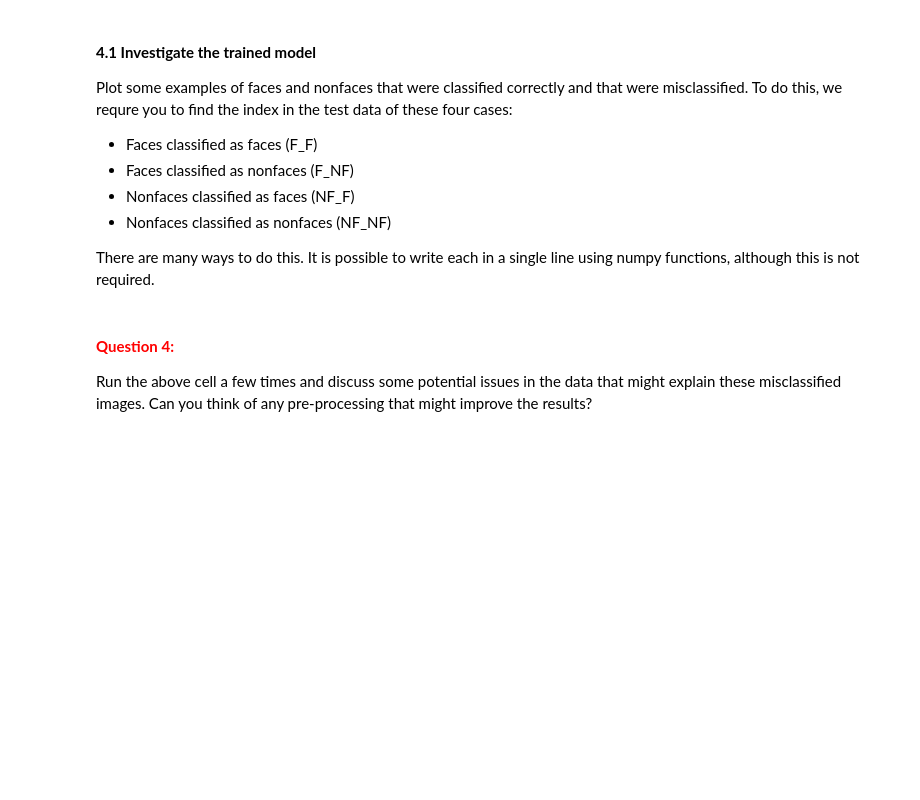
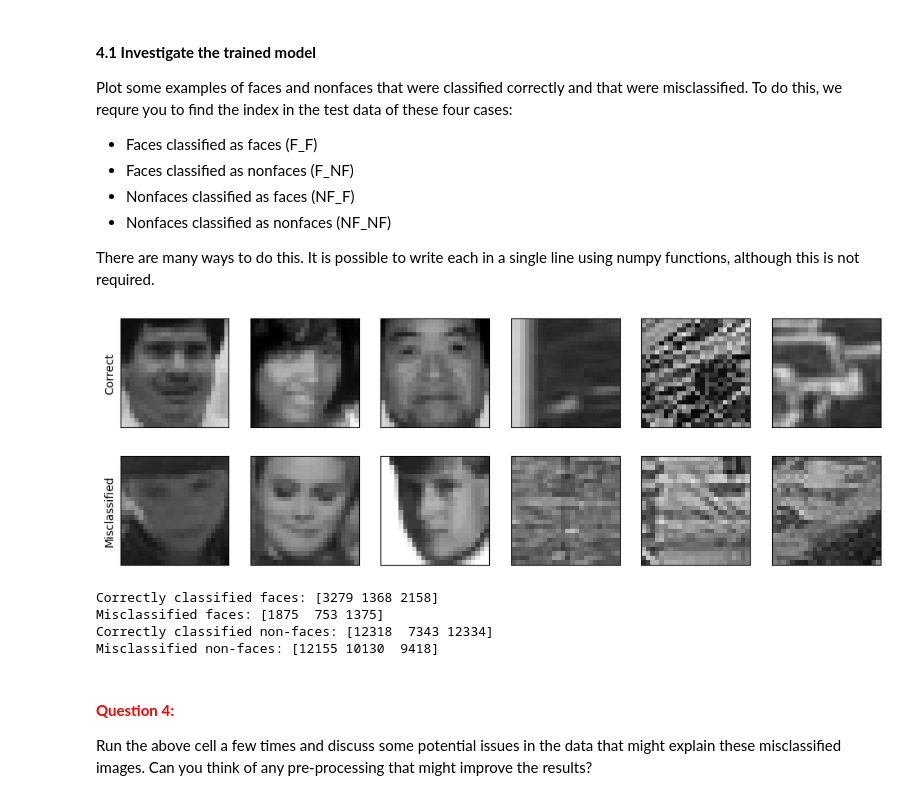
Before and after one commit to qqyfly/732A55_Neural_Networks_and_Learning_Systems, a Jupyter notebook: Homework/Lab/A3_Boosting/AdaBoost.ipynb, the cells around one changed output. Drawn from its saved outputs; the diff is of its cells as text; code cells hidden in the pictures; blank space fills up the shorter version.

```diff
--- a/Homework/Lab/A3_Boosting/AdaBoost.ipynb
+++ b/Homework/Lab/A3_Boosting/AdaBoost.ipynb
@@ -294,24 +322,3 @@ Finally, you should implement the StrongClassifier function. This function takes
 Additionally, it is interesting to evaluate the strong classifier not only on the final ensemble model, but how the performance improved during the training, as more and more weak classifiers were added. As such, the error returned from this function should be a vector with the same lenght as the number of weak classifiers. The first value in the vector should only use the first weak classifier. The second value should use the first two classifiers in the ensemble, and so on. In general, the n:th entry is the error when using the first n weak classifiers as a strong classifier. This way we can plot the performance as a function of number of weak classifiers, which is important to investigate, for example, overfitting.
 
 *Tip: There is a function in numpy called* `cumsum`*, which stands for cumulative sum. It is not mandatory to use this, but the code for computing the error vector can be very short if you do.*
-# %%
-# Implement strong classifier
-# Params - Parameters of the weak classifiers (output from AdaBoost training function)
-# X - Data to classify (matrix)
-# Y - Target labels (vector). Optional input, see text description above.
-# Return predicted classes (vector) and optionally the error (vector).
-
-def StrongClassifier(Params, X, Y=None):
-
-    H = None
-    Err = None
-
-    # --------------------------------------------
-    # === Your code here =========================
-    # --------------------------------------------
-
-
-
-    # ============================================
-
-    return H, Err
@@ -323,10 +384,10 @@ Now you will run the AdaBoost training and evaluate the results. We have provide
 The following cell generates a set of random Haar-features, then precomputes the feature values and splits the data into a training set and a test set. Change the three hyperparamters; number of Haar-features, number of training samples, and number of weak classifiers to obtain the target performance 7% error or lower. Of course the error should be stable below the target as well.
 # %%
 # Generate Haar feature masks
-haarFeatureMasks = GenerateHaarFeatureMasks(nbrHaarFeatures = ???)
+haarFeatureMasks = GenerateHaarFeatureMasks(nbrHaarFeatures = 10)
 
 # Extract feature values and split into training and test sets
-trainImages, testImages, XTrain, YTrain, XTest, YTest = GenerateTrainTestData(faces, nonfaces, haarFeatureMasks, nbrTrainImages = ???)
+trainImages, testImages, XTrain, YTrain, XTest, YTest = GenerateTrainTestData(faces, nonfaces, haarFeatureMasks, nbrTrainImages = 60)
 
 # Train the classifier
-optParams = TrainStrongClassifier(XTrain, YTrain, N = ???)
+optParams = TrainStrongClassifier(XTrain, YTrain, N = 30)
@@ -386,3 +447,18 @@ PlotClassifications(testImages, F_F, F_NF, NF_NF, NF_F, N=3, selectRandom=True)
+# %%
+l = HTest.shape[0]
+
+F_F   = np.where(np.logical_and(HTest[l-1] ==  1,YTest == 1))[0]
+F_NF  = np.where(np.logical_and(HTest[l-1] == -1,YTest == 1))[0]
+NF_F  = np.where(np.logical_and(HTest[l-1] ==  1,YTest == -1))[0]
+NF_NF = np.where(np.logical_and(HTest[l-1] == -1,YTest == -1))[0]
+
+PlotClassifications(testImages, F_F, F_NF, NF_NF, NF_F, N=3, selectRandom=True)
+# %% [output]
+[figure, added]
+Correctly classified faces: [3279 1368 2158]
+Misclassified faces: [1875  753 1375]
+Correctly classified non-faces: [12318  7343 12334]
+Misclassified non-faces: [12155 10130  9418]
 # %% [markdown]
 #### **<span style="color:red">Question 4:</span>**
 Run the above cell a few times and discuss some potential issues in the data that might explain these misclassified images. Can you think of any pre-processing that might improve the results?
```
Also changed, not shown: parts of 13 cells of this notebook, 3 other files.
